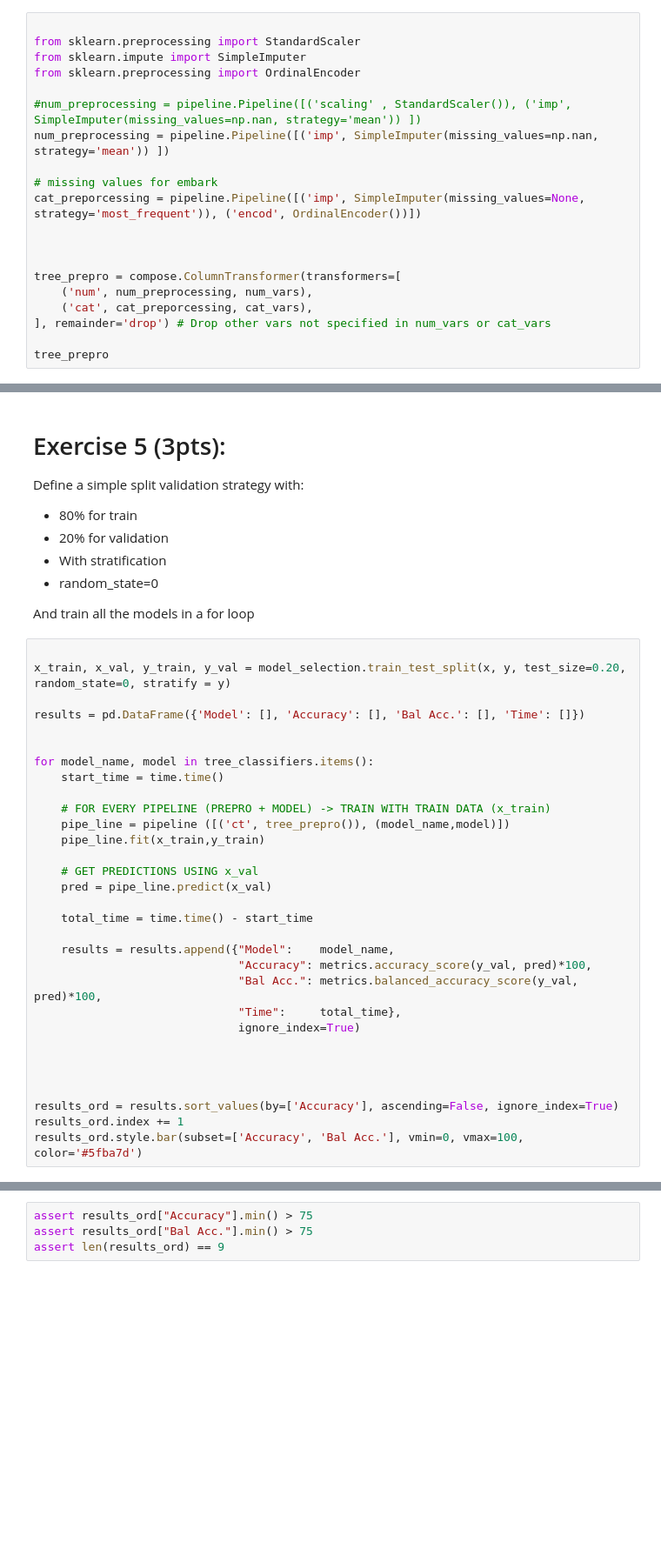
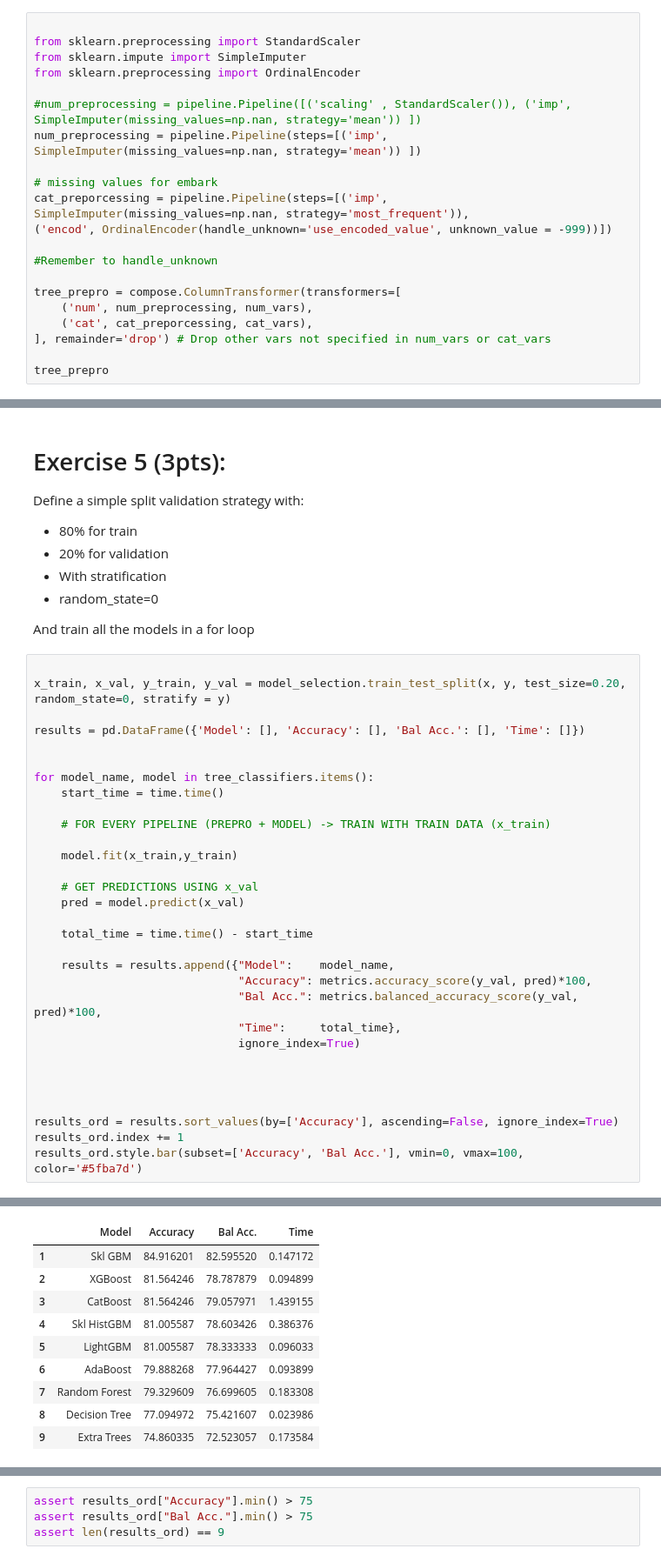
Before and after one commit to Jeko-Mus/Machine-Learning, a Jupyter notebook: Week_Chapters/09. Robust ML/fe1_.ipynb, the cells around one changed output, grey strips where cells are left out. Shown at 87% size. Drawn from its saved outputs; the diff is of its cells as text; blank space fills up the shorter version.

```diff
--- a/Week_Chapters/09. Robust ML/fe1_.ipynb
+++ b/Week_Chapters/09. Robust ML/fe1_.ipynb
@@ -250,12 +250,13 @@ from sklearn.impute import SimpleImputer
 from sklearn.preprocessing import OrdinalEncoder
 
 #num_preprocessing = pipeline.Pipeline([('scaling' , StandardScaler()), ('imp', SimpleImputer(missing_values=np.nan, strategy='mean')) ])
-num_preprocessing = pipeline.Pipeline([('imp', SimpleImputer(missing_values=np.nan, strategy='mean')) ])
+num_preprocessing = pipeline.Pipeline(steps=[('imp', SimpleImputer(missing_values=np.nan, strategy='mean')) ])
 
 # missing values for embark
-cat_preporcessing = pipeline.Pipeline([('imp', SimpleImputer(missing_values=None, strategy='most_frequent')), ('encod', OrdinalEncoder())])
+cat_preporcessing = pipeline.Pipeline(steps=[('imp', SimpleImputer(missing_values=np.nan, strategy='most_frequent')),
+('encod', OrdinalEncoder(handle_unknown='use_encoded_value', unknown_value = -999))])
 
-
+#Remember to handle_unknown
 
 tree_prepro = compose.ColumnTransformer(transformers=[
     ('num', num_preprocessing, num_vars),
@@ -342,11 +352,11 @@ for model_name, model in tree_classifiers.items():
     start_time = time.time()
 
     # FOR EVERY PIPELINE (PREPRO + MODEL) -> TRAIN WITH TRAIN DATA (x_train)
-    pipe_line = pipeline ([('ct', tree_prepro()), (model_name,model)])
-    pipe_line.fit(x_train,y_train)
+
+    model.fit(x_train,y_train)
 
     # GET PREDICTIONS USING x_val
-    pred = pipe_line.predict(x_val)
+    pred = model.predict(x_val)
 
     total_time = time.time() - start_time
 
@@ -367,3 +393,13 @@ TypeError: 'ColumnTransformer' object is not callable
+|  | Model | Accuracy | Bal Acc. | Time |
+| 1 | Skl GBM | 84.916201 | 82.595520 | 0.147172 |
+| 2 | XGBoost | 81.564246 | 78.787879 | 0.094899 |
+| 3 | CatBoost | 81.564246 | 79.057971 | 1.439155 |
+| 4 | Skl HistGBM | 81.005587 | 78.603426 | 0.386376 |
+| 5 | LightGBM | 81.005587 | 78.333333 | 0.096033 |
+| 6 | AdaBoost | 79.888268 | 77.964427 | 0.093899 |
+| 7 | Random Forest | 79.329609 | 76.699605 | 0.183308 |
+| 8 | Decision Tree | 77.094972 | 75.421607 | 0.023986 |
+| 9 | Extra Trees | 74.860335 | 72.523057 | 0.173584 |
 # %%
 assert results_ord["Accuracy"].min() > 75
 assert results_ord["Bal Acc."].min() > 75
```
Also changed, not shown: parts of 10 cells of this notebook.
